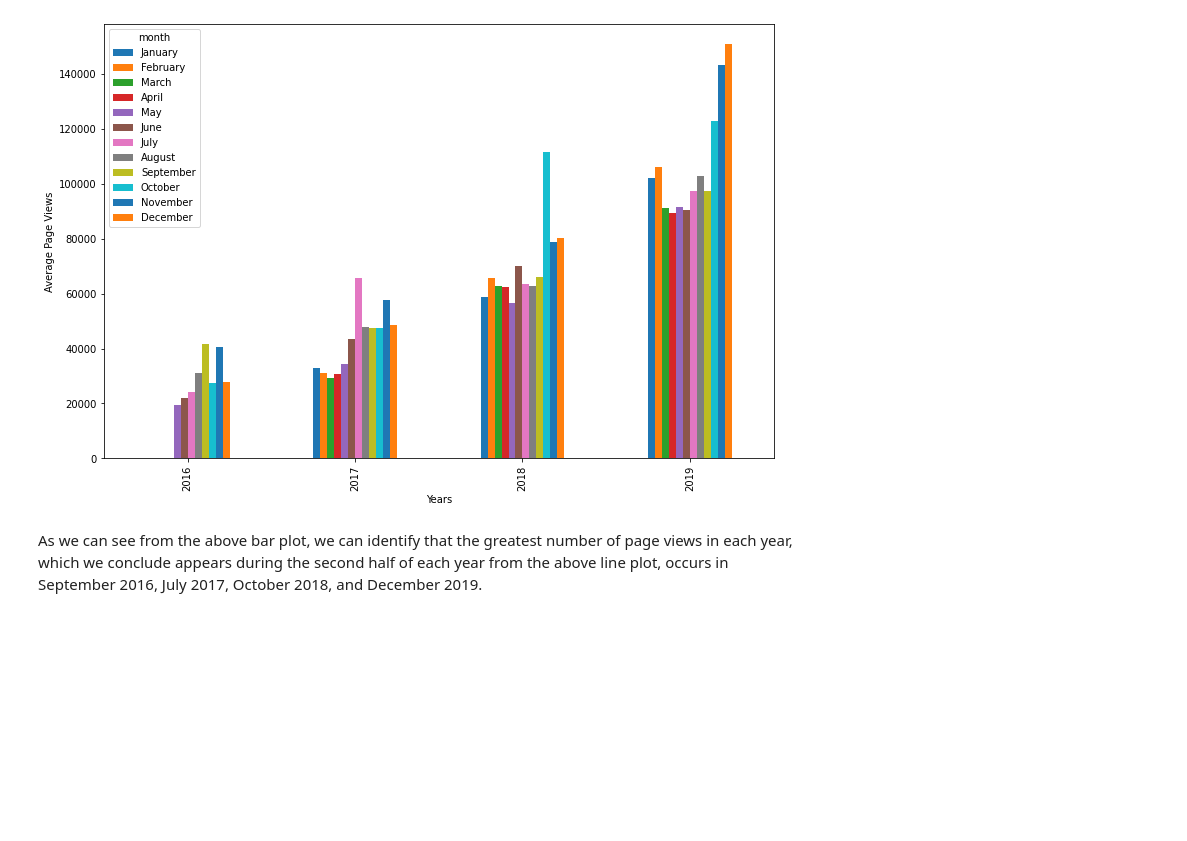
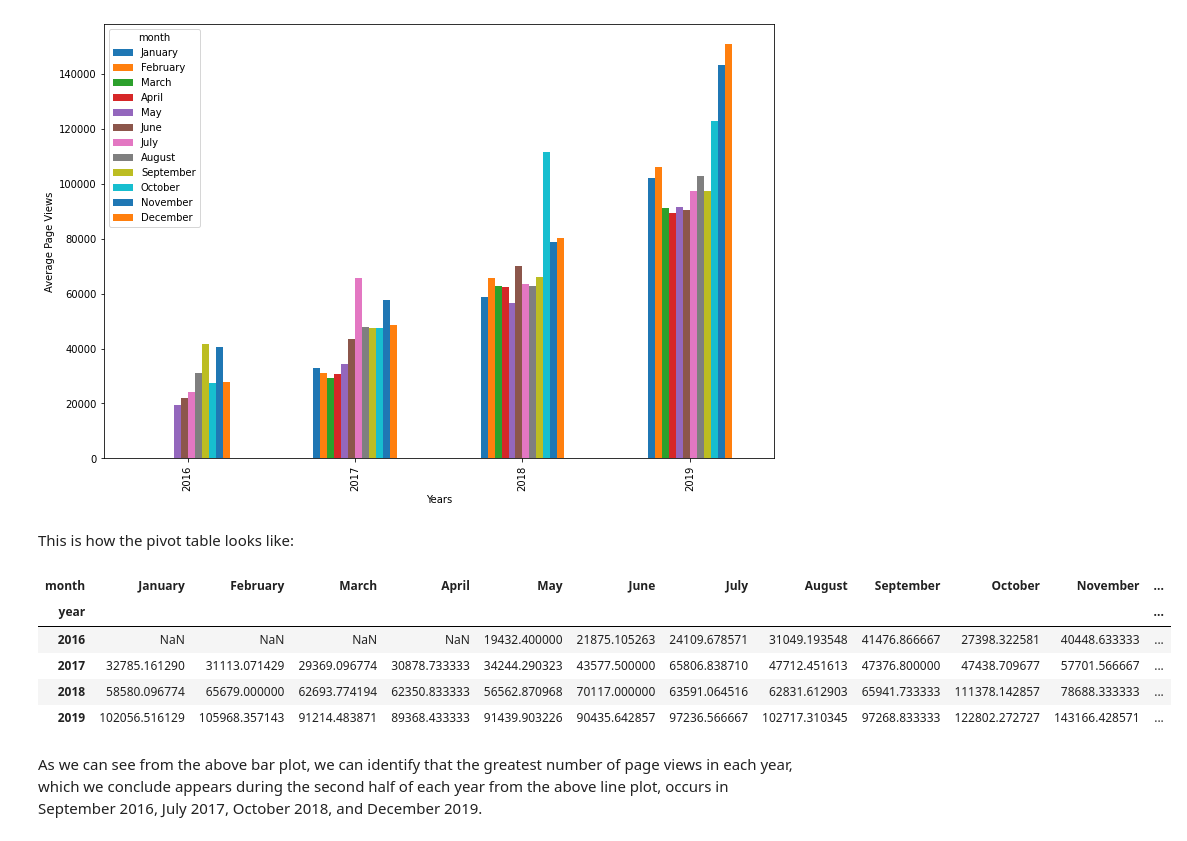
Before and after one commit to mfarisherlansyah/fcc-time-series-visualizer, a Jupyter notebook: page_view_time_series.ipynb, the cells around one changed output. Saved outputs shown, nothing was run; the diff lists cells and outputs as text; code cells hidden in the pictures; blank space fills up the shorter version.

```diff
--- a/page_view_time_series.ipynb
+++ b/page_view_time_series.ipynb
@@ -102,6 +102,27 @@ def draw_bar_plot():
 draw_bar_plot()
 # %% [output]
 [figure]
+# %% [markdown]
+This is how the pivot table looks like:
+# %%
+df_bar = df.copy()
+
+months = ["January", "February", "March", "April", "May", "June", "July", "August", "September", "October", "November", "December"]
+
+df_bar['month'] = df_bar.index.month
+df_bar['year'] = df_bar.index.year
+df_bar['month'] = df_bar['month'].apply([lambda n: months[n - 1]])
+df_bar['month'] = pd.Categorical(df_bar['month'], categories = months)
+
+df_pivot = pd.pivot_table(df_bar, values = "value", index = "year", columns = "month", aggfunc = np.mean)
+df_pivot
+# %% [output]
+| month | January | February | March | April | May | June | July | August | September | October | November | ... |
+| year |  |  |  |  |  |  |  |  |  |  |  | ... |
+| 2016 | NaN | NaN | NaN | NaN | 19432.400000 | 21875.105263 | 24109.678571 | 31049.193548 | 41476.866667 | 27398.322581 | 40448.633333 | ... |
+| 2017 | 32785.161290 | 31113.071429 | 29369.096774 | 30878.733333 | 34244.290323 | 43577.500000 | 65806.838710 | 47712.451613 | 47376.800000 | 47438.709677 | 57701.566667 | ... |
+| 2018 | 58580.096774 | 65679.000000 | 62693.774194 | 62350.833333 | 56562.870968 | 70117.000000 | 63591.064516 | 62831.612903 | 65941.733333 | 111378.142857 | 78688.333333 | ... |
+| 2019 | 102056.516129 | 105968.357143 | 91214.483871 | 89368.433333 | 91439.903226 | 90435.642857 | 97236.566667 | 102717.310345 | 97268.833333 | 122802.272727 | 143166.428571 | ... |
 # %% [markdown]
 As we can see from the above bar plot, we can identify that the greatest number of page views in each year, which we conclude appears during the second half of each year from the above line plot, occurs in September 2016, July 2017, October 2018, and December 2019.
 # %% [markdown]
```
Also changed, not shown: parts of 1 cell of this notebook.
